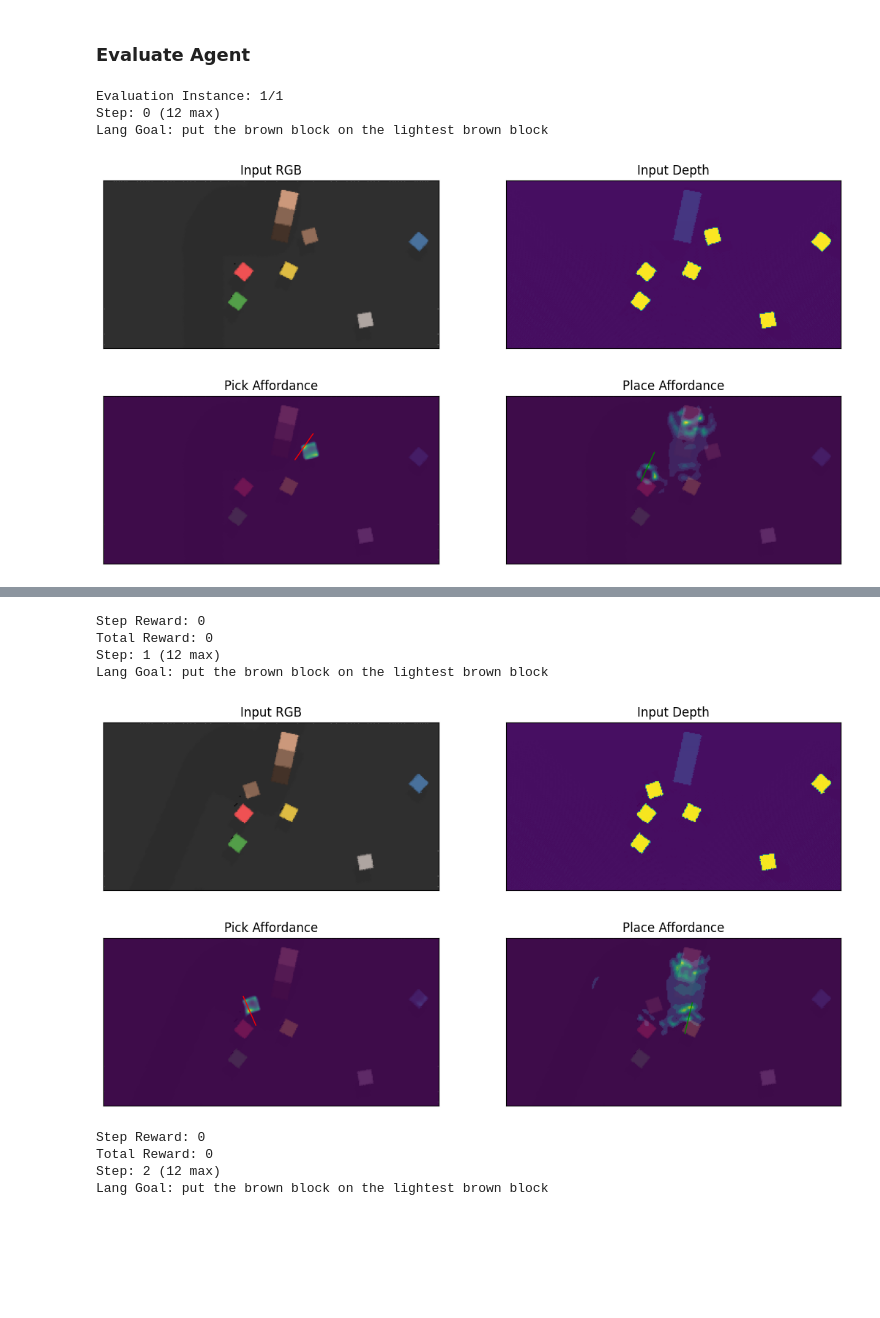
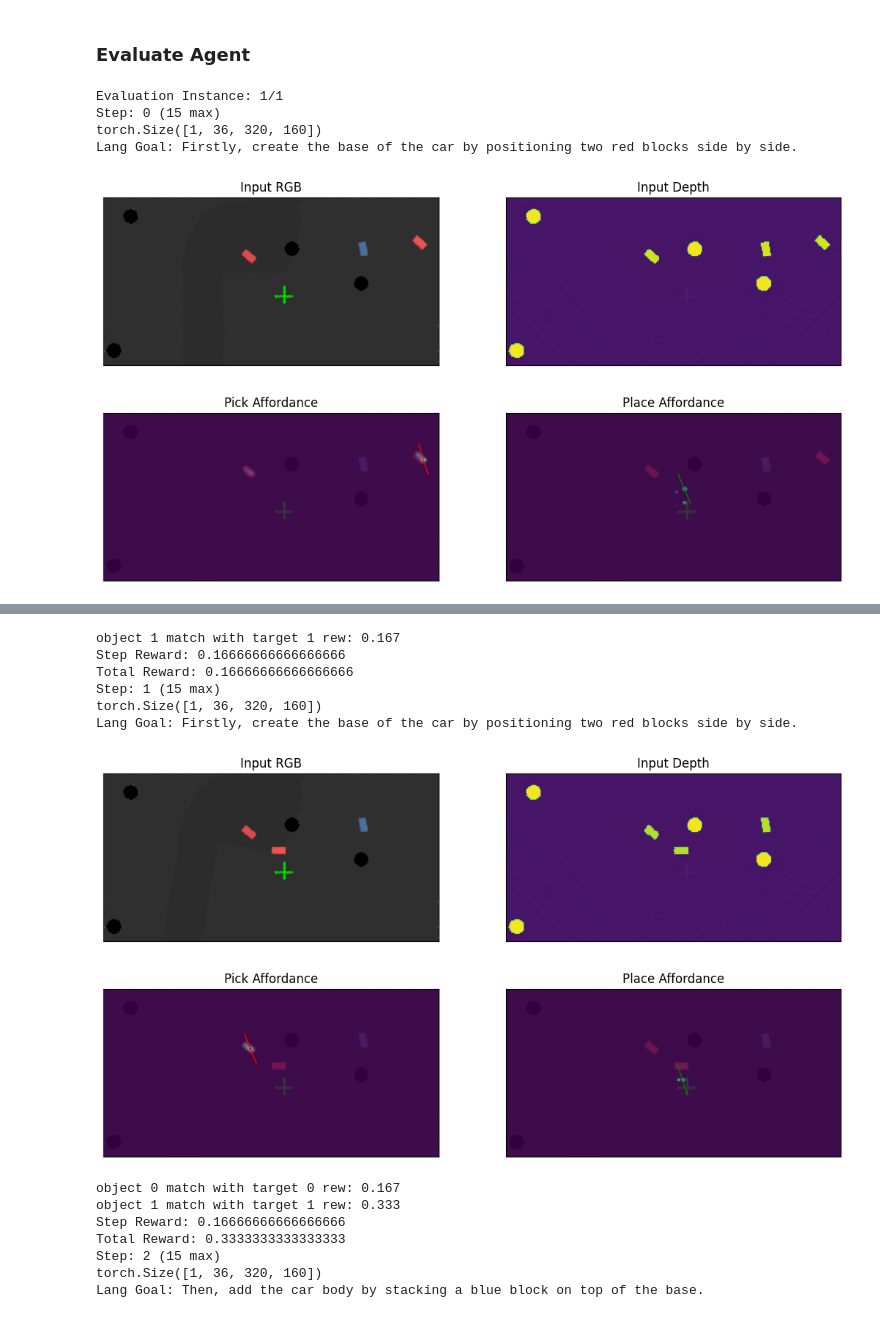
Before and after one commit to Skvayzer/GenSim, a Jupyter notebook: affordances.ipynb, the cells around one changed output, grey strips where cells are left out. Drawn from its saved outputs; the diff is of its cells as text; code cells hidden in the pictures; blank space fills up the shorter version.

Commit message:
updated my_train and my_eval

```diff
--- a/affordances.ipynb
+++ b/affordances.ipynb
@@ -37,21 +35,21 @@ pybullet build time: Jan 29 2024 08:20:00
 # %% [markdown]
 ### Settings
 # %%
-train_demos = 1000 # number training demonstrations used to train agent
+train_demos = 100 # number training demonstrations used to train agent
 n_eval = 0 # number of evaluation instances
 mode = 'test' # val or test
 
 agent_name = 'cliport'
-model_task = 'multi-language-conditioned' # multi-task agent conditioned with language goals
+model_task = 'build-car' # multi-task agent conditioned with language goals
 
-model_folder = 'cliport/cliport_quickstart' # path to pre-trained checkpoint
-ckpt_name = 'steps=400000-val_loss=0.00014655.ckpt' # name of checkpoint to load
+model_folder = 'cliport/exps' # path to pre-trained checkpoint
+ckpt_name = 'last.ckpt' # name of checkpoint to load
 
 draw_grasp_lines = True
 affordance_heatmap_scale = 30
 
 ### Uncomment the task you want to evaluate on ###
-# eval_task = 'build-car'
+eval_task = 'build-car'
 
 # eval_task = 'align-rope'
 # eval_task = 'assembling-kits-seq-seen-colors'
@@ -65,7 +63,7 @@ affordance_heatmap_scale = 30
 # eval_task = 'packing-unseen-google-objects-group'
 # eval_task = 'put-block-in-bowl-seen-colors'
 # eval_task = 'put-block-in-bowl-unseen-colors'
-eval_task = 'stack-block-pyramid-seq-seen-colors'
+# eval_task = 'stack-block-pyramid-seq-seen-colors'
 # eval_task = 'stack-block-pyramid-seq-unseen-colors'
 # eval_task = 'separating-piles-seen-colors'
 # eval_task = 'separating-piles-unseen-colors'
@@ -105,8 +103,10 @@ vcfg['agent'] = agent_name
 
 # Model and training config paths
 model_path = os.path.join(root_dir, model_folder)
-vcfg['train_config'] = f"{model_path}/{vcfg['model_task']}-{vcfg['agent']}-n{train_demos}-train/.hydra/config.yaml"
-vcfg['model_path'] = f"{model_path}/{vcfg['model_task']}-{vcfg['agent']}-n{train_demos}-train/checkpoints/"
+vcfg['train_config'] = "/home/cosmos/VScode Projects/coglab/GenSim/cliport/cfg/train.yaml" #f"{model_path}/{vcfg['model_task']}-{vcfg['agent']}-n{train_demos}-train/.hydra/config.yaml"
+vcfg['model_path'] = "/home/cosmos/VScode Projects/coglab/GenSim/data/GenSim_Data_Train/checkpoints/checkpoints" #f"{model_path}/{vcfg['model_task']}-{vcfg['agent']}-n{train_demos}-train/checkpoints/"
+vcfg['record']['save_video_path'] = f"{root_dir}/videos/{eval_task}/"
+
 
 tcfg = utils.load_hydra_config(vcfg['train_config'])
 
@@ -121,7 +121,7 @@ data_loader = DataLoader(ds, shuffle=False,
                     num_workers=0)
 
 eval_run = 0
-seed = 3
+seed = 0
 name = '{}-{}-{}-{}'.format(vcfg['eval_task'], vcfg['agent'], n_eval, eval_run)
 print(f'\nEval ID: {name}\n')
 
@@ -145,5 +145,7 @@ Loading checkpoint: /home/cosmos/VScode Projects/coglab/GenSim/cliport/cliport_q
+# %%
+device = torch.device('cpu')
 # %%
-agent = agent.to(dtype=torch.float)
+agent = agent.to(dtype=torch.float).to(device)
 # %% [markdown]
 ### Spawn Environment
 # %%
@@ -269,7 +275,9 @@ for i in range(num_eval_instances):
         place_inp = {'inp_img': batch['img'], 'p0': pick, 'lang_goal': l}
         place_conf = agent.trans_forward(place_inp)
 
-        place_conf = place_conf.permute(1, 2, 0)
+        print(place_conf.shape)
+
+        place_conf = place_conf[0].permute(1, 2, 0)
         place_conf = place_conf.detach().cpu().numpy()
         argmax = np.argmax(place_conf)
         argmax = np.unravel_index(argmax, shape=place_conf.shape)
@@ -299,33 +307,34 @@ for i in range(num_eval_instances):
         # Act with the predicted actions
         obs, reward, done, info = env.step(act)
 
         print(f"Step Reward: {reward}")
         total_reward += reward
         print(f"Total Reward: {total_reward}")
         step += 1
 
         episode_history.append((obs, act, reward, info))
 
 
         with open(f"{root_dir}/runs/seed_{seed}.txt", "a") as txt_file:
             txt_file.write(" ".join(str(episode_history[-1])) + "\n")
 
     if done:
         with open(f"{root_dir}/runs/seed_{seed}.txt", "a") as txt_file:
             txt_file.write("Done. Success." + "\n")
         print("Done. Success.")
     else:
         with open(f"{root_dir}/runs/seed_{seed}.txt", "a") as txt_file:
             txt_file.write("Max steps reached. Task failed." + "\n")
         print("Max steps reached. Task failed.")
 # Only save completed demonstrations.
 if vcfg['save_results'] and total_reward > 0.99:
     ds.add(seed, episode_history)
 
 if vcfg['record']['save_video']:
     env.end_rec()
 # %% [output]
 Evaluation Instance: 1/1
-Step: 0 (12 max)
-Lang Goal: put the brown block on the lightest brown block
+Step: 0 (15 max)
+torch.Size([1, 36, 320, 160])
+Lang Goal: Firstly, create the base of the car by positioning two red blocks side by side.
-[figure, old version]
+[figure, new version]
@@ -333,9 +342,14 @@ Lang Goal: put the brown block on the lightest brown block
-Step Reward: 0
-Total Reward: 0
-Step: 1 (12 max)
-Lang Goal: put the brown block on the lightest brown block
+object 1 match with target 1 rew: 0.167
+Step Reward: 0.16666666666666666
+Total Reward: 0.16666666666666666
+Step: 1 (15 max)
+torch.Size([1, 36, 320, 160])
+Lang Goal: Firstly, create the base of the car by positioning two red blocks side by side.
-[figure, old version]
+[figure, new version]
-Step Reward: 0
-Total Reward: 0
-Step: 2 (12 max)
-Lang Goal: put the brown block on the lightest brown block
+object 0 match with target 0 rew: 0.167
+object 1 match with target 1 rew: 0.333
+Step Reward: 0.16666666666666666
+Total Reward: 0.3333333333333333
+Step: 2 (15 max)
+torch.Size([1, 36, 320, 160])
+Lang Goal: Then, add the car body by stacking a blue block on top of the base.
```
Also changed, not shown: parts of 4 cells of this notebook, 29 other files.
